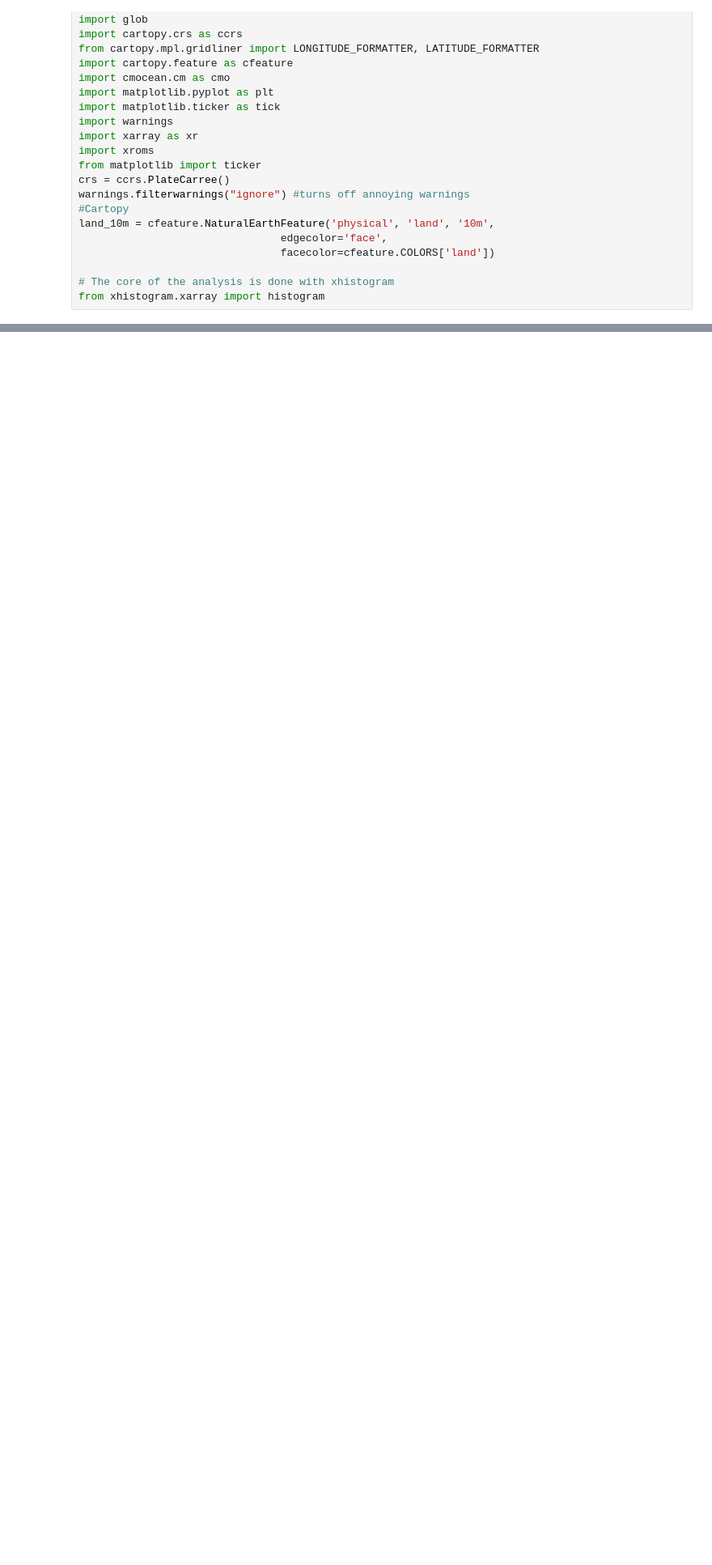
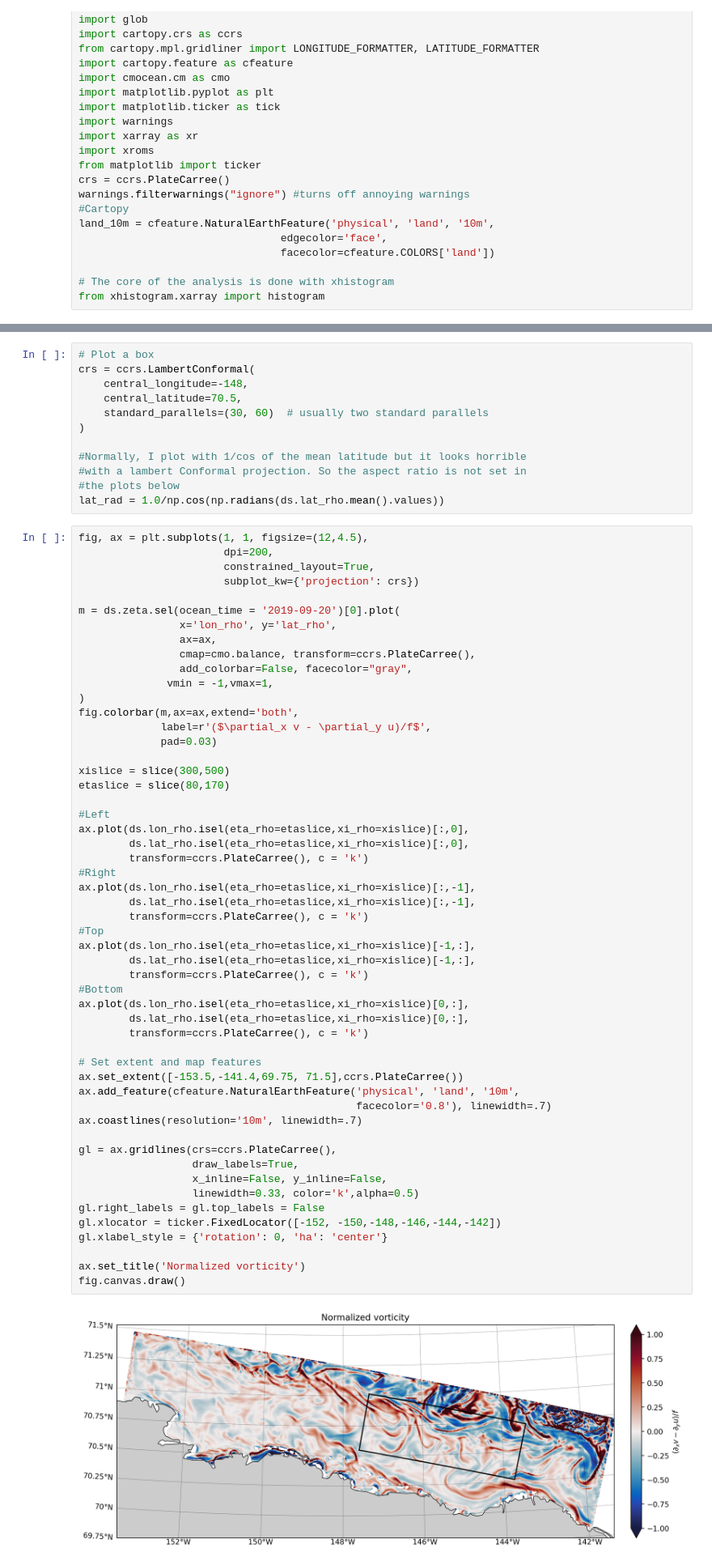
Before and after one commit to dylanschlichting/beaufort_roms, a Jupyter notebook: plotting_examples/invariant_pdfs.ipynb, the cells around one changed output, grey strips where cells are left out. Shown at 81% size. Cells and saved outputs as stored; diff of their text form; blank space fills up the shorter version.

```diff
--- a/plotting_examples/invariant_pdfs.ipynb
+++ b/plotting_examples/invariant_pdfs.ipynb
@@ -165,0 +174,67 @@ zl = ds.zeta.sel(ocean_time=tslice2).isel(eta_rho=etaslice,xi_rho=xislice).load(
+# %%
+# Plot a box
+crs = ccrs.LambertConformal(
+    central_longitude=-148,
+    central_latitude=70.5,
+    standard_parallels=(30, 60)  # usually two standard parallels
+)
+
+#Normally, I plot with 1/cos of the mean latitude but it looks horrible
+#with a lambert Conformal projection. So the aspect ratio is not set in
+#the plots below
+lat_rad = 1.0/np.cos(np.radians(ds.lat_rho.mean().values))
+# %%
+fig, ax = plt.subplots(1, 1, figsize=(12,4.5),
+                       dpi=200,
+                       constrained_layout=True,
+                       subplot_kw={'projection': crs})
+
+m = ds.zeta.sel(ocean_time = '2019-09-20')[0].plot(
+                x='lon_rho', y='lat_rho',
+                ax=ax,
+                cmap=cmo.balance, transform=ccrs.PlateCarree(),
+                add_colorbar=False, facecolor="gray",
+              vmin = -1,vmax=1,
+)
+fig.colorbar(m,ax=ax,extend='both',
+             label=r'($\partial_x v - \partial_y u)/f$',
+             pad=0.03)
+
+xislice = slice(300,500)
+etaslice = slice(80,170)
+
+#Left
+ax.plot(ds.lon_rho.isel(eta_rho=etaslice,xi_rho=xislice)[:,0],
+        ds.lat_rho.isel(eta_rho=etaslice,xi_rho=xislice)[:,0],
+        transform=ccrs.PlateCarree(), c = 'k')
+#Right
+ax.plot(ds.lon_rho.isel(eta_rho=etaslice,xi_rho=xislice)[:,-1],
+        ds.lat_rho.isel(eta_rho=etaslice,xi_rho=xislice)[:,-1],
+        transform=ccrs.PlateCarree(), c = 'k')
+#Top
+ax.plot(ds.lon_rho.isel(eta_rho=etaslice,xi_rho=xislice)[-1,:],
+        ds.lat_rho.isel(eta_rho=etaslice,xi_rho=xislice)[-1,:],
+        transform=ccrs.PlateCarree(), c = 'k')
+#Bottom
+ax.plot(ds.lon_rho.isel(eta_rho=etaslice,xi_rho=xislice)[0,:],
+        ds.lat_rho.isel(eta_rho=etaslice,xi_rho=xislice)[0,:],
+        transform=ccrs.PlateCarree(), c = 'k')
+
+# Set extent and map features
+ax.set_extent([-153.5,-141.4,69.75, 71.5],ccrs.PlateCarree())
+ax.add_feature(cfeature.NaturalEarthFeature('physical', 'land', '10m',
+                                            facecolor='0.8'), linewidth=.7)
+ax.coastlines(resolution='10m', linewidth=.7)
+
+gl = ax.gridlines(crs=ccrs.PlateCarree(),
+                  draw_labels=True,
+                  x_inline=False, y_inline=False,
+                  linewidth=0.33, color='k',alpha=0.5)
+gl.right_labels = gl.top_labels = False
+gl.xlocator = ticker.FixedLocator([-152, -150,-148,-146,-144,-142])
+gl.xlabel_style = {'rotation': 0, 'ha': 'center'}
+
+ax.set_title('Normalized vorticity')
+fig.canvas.draw()
+# %% [output]
+[figure, added]
```
Also changed, not shown: parts of 25 cells of this notebook.
